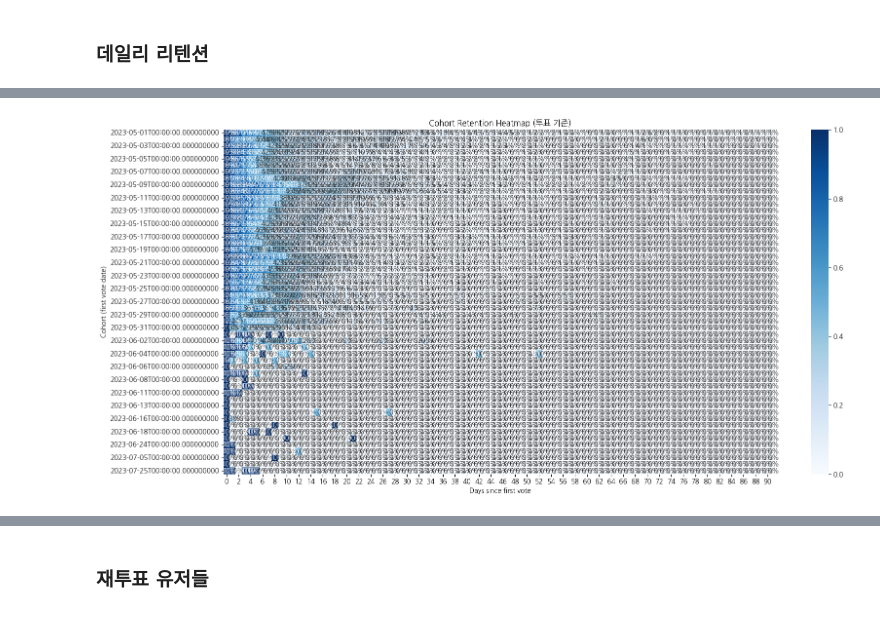
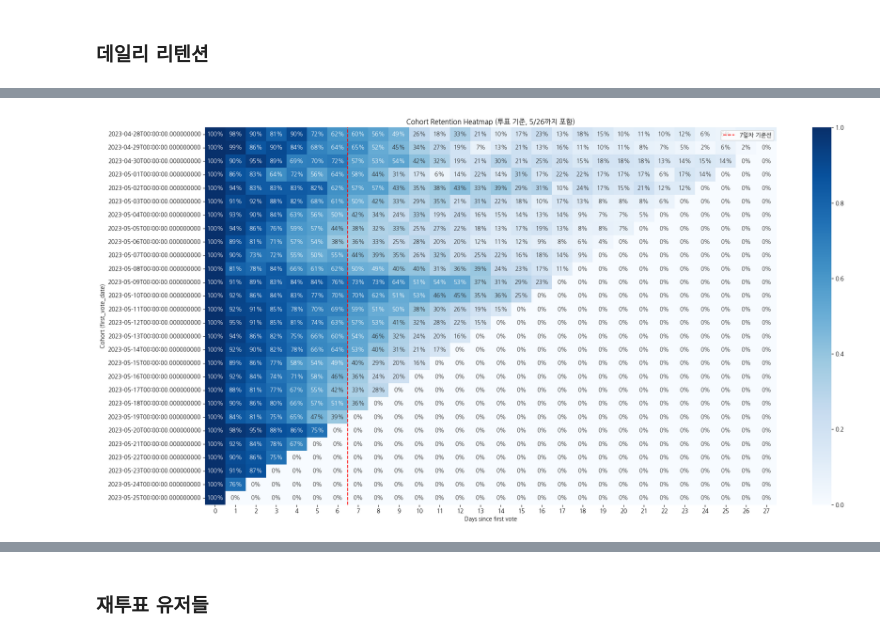
Before and after one commit to saeraniren/advanced_project, a Jupyter notebook: kpi_리텐션.ipynb, the cells around one changed output, grey strips where cells are left out. Saved outputs shown, nothing was run; the diff lists cells and outputs as text; code cells hidden in the pictures.

```diff
--- a/kpi_리텐션.ipynb
+++ b/kpi_리텐션.ipynb
@@ -129,7 +129,7 @@ record_merged = pd.merge(
     suffixes=('', '_question')
 )
 
-# 4. 날짜 필터링 (2023-08-01 이전 참여만)
-record_merged = record_merged[record_merged['created_at'] < '2023-08-01']
+# 4. 날짜 필터링 (2023-05-26 이전 참여만)
+record_merged = record_merged[record_merged['created_at'] < '2023-05-26']
 # %% [markdown]
 ### 응답률
@@ -498,10 +764,15 @@ display(retention_matrix_rate.head())
 # %%
-plt.figure(figsize=(17, 8))
-sns.heatmap(retention_matrix_rate, cmap="Blues", annot=True, fmt=".0%", cbar=True)
-plt.title("Cohort Retention Heatmap (투표 기준)")
+
+plt.figure(figsize=(20, 10))
+ax = sns.heatmap(retention_matrix_rate, cmap="Blues", annot=True, fmt=".0%", cbar=True)
+
+# 보조선 추가: Day 7을 넘기지 않는 기준선
+plt.axvline(x=7, color='red', linestyle='--', label='7일차 기준선')
+plt.title("Cohort Retention Heatmap (투표 기준, 5/26까지 포함)")
 plt.xlabel("Days since first vote")
-plt.ylabel("Cohort (first vote date)")
+plt.ylabel("Cohort (first_vote_date)")
+plt.legend()
 plt.tight_layout()
 plt.show()
 # %% [output]
-[figure, old version]
+[figure, new version]
```
Also changed, not shown: parts of 58 cells of this notebook, 4 other files.
